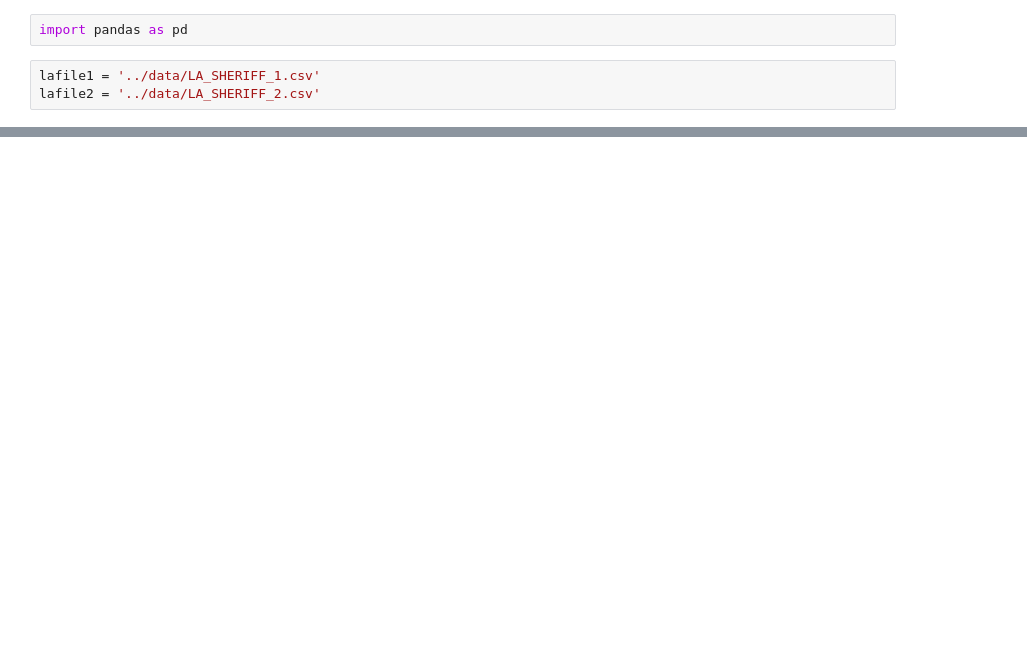
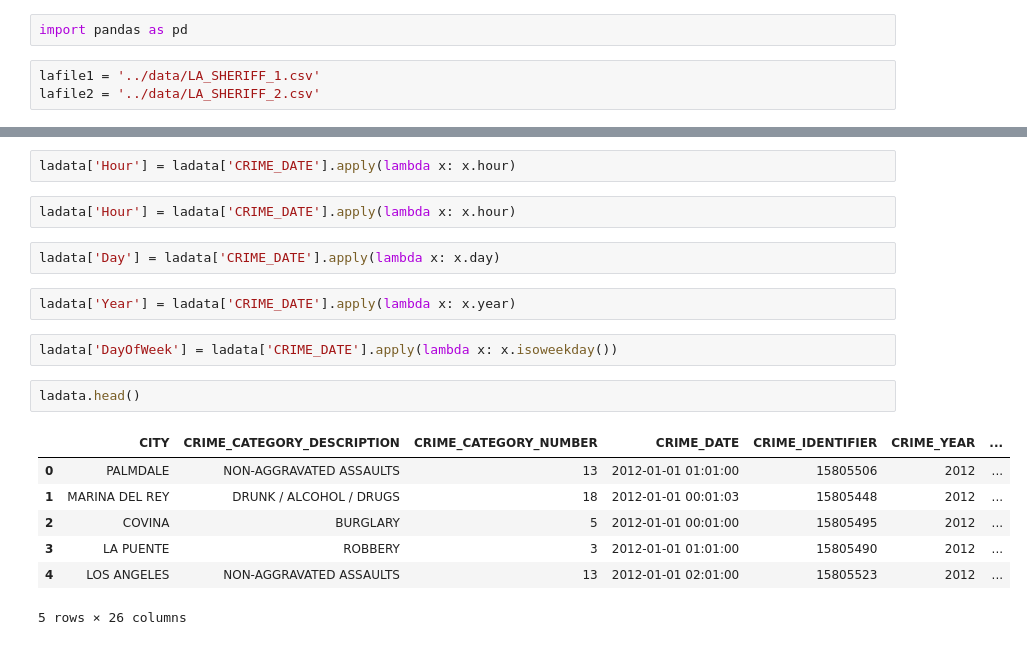
Before and after one commit to livenb/crime_prediction, a Jupyter notebook: explore/ladata_explore.ipynb, the cells around one changed output, grey strips where cells are left out. Cells and saved outputs as stored; diff of their text form; blank space fills up the shorter version.

```diff
--- a/explore/ladata_explore.ipynb
+++ b/explore/ladata_explore.ipynb
@@ -201,0 +410,20 @@ ladict = {1: ['LARCENY THEFT'],
+# %%
+ladata['Hour'] = ladata['CRIME_DATE'].apply(lambda x: x.hour)
+# %%
+ladata['Hour'] = ladata['CRIME_DATE'].apply(lambda x: x.hour)
+# %%
+ladata['Day'] = ladata['CRIME_DATE'].apply(lambda x: x.day)
+# %%
+ladata['Year'] = ladata['CRIME_DATE'].apply(lambda x: x.year)
+# %%
+ladata['DayOfWeek'] = ladata['CRIME_DATE'].apply(lambda x: x.isoweekday())
+# %%
+ladata.head()
+# %% [output]
+|  | CITY | CRIME_CATEGORY_DESCRIPTION | CRIME_CATEGORY_NUMBER | CRIME_DATE | CRIME_IDENTIFIER | CRIME_YEAR | ... |
+| 0 | PALMDALE | NON-AGGRAVATED ASSAULTS | 13 | 2012-01-01 01:01:00 | 15805506 | 2012 | ... |
+| 1 | MARINA DEL REY | DRUNK / ALCOHOL / DRUGS | 18 | 2012-01-01 00:01:03 | 15805448 | 2012 | ... |
+| 2 | COVINA | BURGLARY | 5 | 2012-01-01 00:01:00 | 15805495 | 2012 | ... |
+| 3 | LA PUENTE | ROBBERY | 3 | 2012-01-01 01:01:00 | 15805490 | 2012 | ... |
+| 4 | LOS ANGELES | NON-AGGRAVATED ASSAULTS | 13 | 2012-01-01 02:01:00 | 15805523 | 2012 | ... |
+5 rows × 26 columns
```
Also changed, not shown: parts of 67 cells of this notebook, 1 other file.
